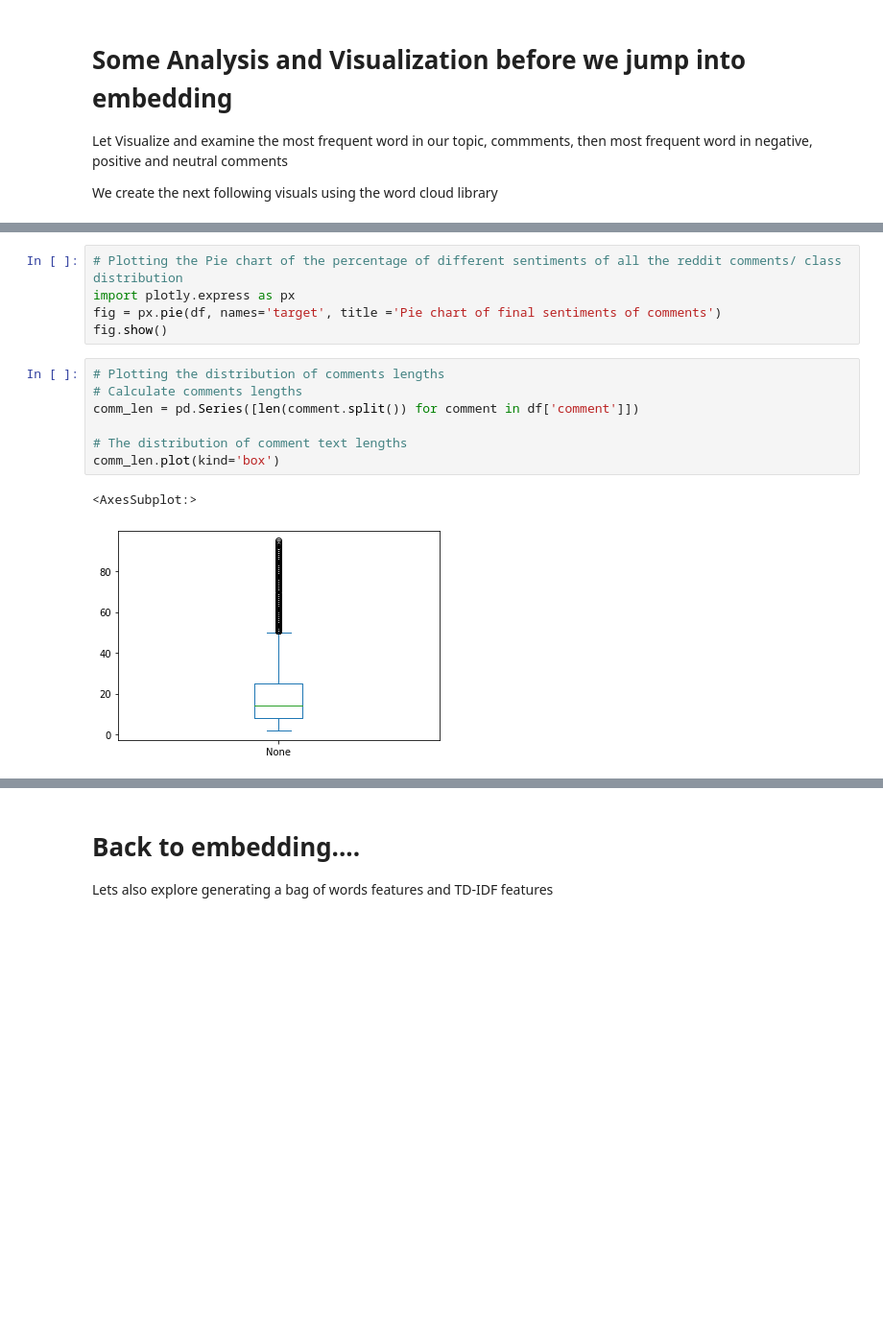
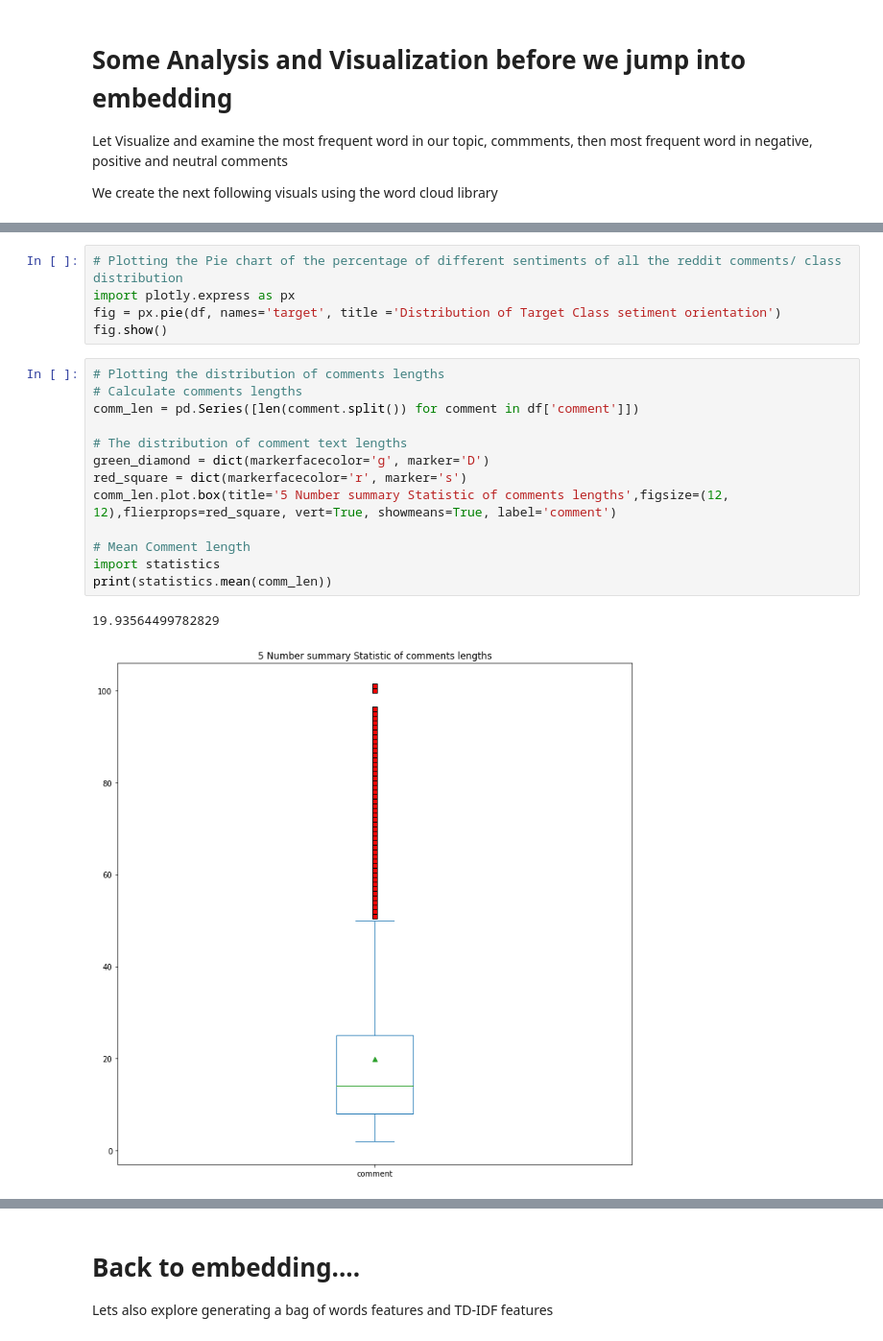
Before and after one commit to Tismalik/NLP-Reddit-Comment-Topic-Classification-, a Jupyter notebook: 4-Word2vec/[4] Word Embed.ipynb, the cells around one changed output, grey strips where cells are left out. Shown at 96% size. Cells and saved outputs as stored; diff of their text form; blank space fills up the shorter version.

```diff
--- a/4-Word2vec/[4] Word Embed.ipynb
+++ b/4-Word2vec/[4] Word Embed.ipynb
@@ -296,15 +296,21 @@ plt.show()
 # %%
 # Plotting the Pie chart of the percentage of different sentiments of all the reddit comments/ class distribution
 import plotly.express as px
-fig = px.pie(df, names='target', title ='Pie chart of final sentiments of comments')
+fig = px.pie(df, names='target', title ='Distribution of Target Class setiment orientation')
 fig.show()
 # %%
 # Plotting the distribution of comments lengths
 # Calculate comments lengths
 comm_len = pd.Series([len(comment.split()) for comment in df['comment']])
 
 # The distribution of comment text lengths
-comm_len.plot(kind='box')
+green_diamond = dict(markerfacecolor='g', marker='D')
+red_square = dict(markerfacecolor='r', marker='s')
+comm_len.plot.box(title='5 Number summary Statistic of comments lengths',figsize=(12, 12),flierprops=red_square, vert=True, showmeans=True, label='comment')
+
+# Mean Comment length
+import statistics
+print(statistics.mean(comm_len))
 # %% [output]
-<AxesSubplot:>
+19.93564499782829
-[figure, old version]
+[figure, new version]
```
Also changed, not shown: parts of 39 cells of this notebook.
